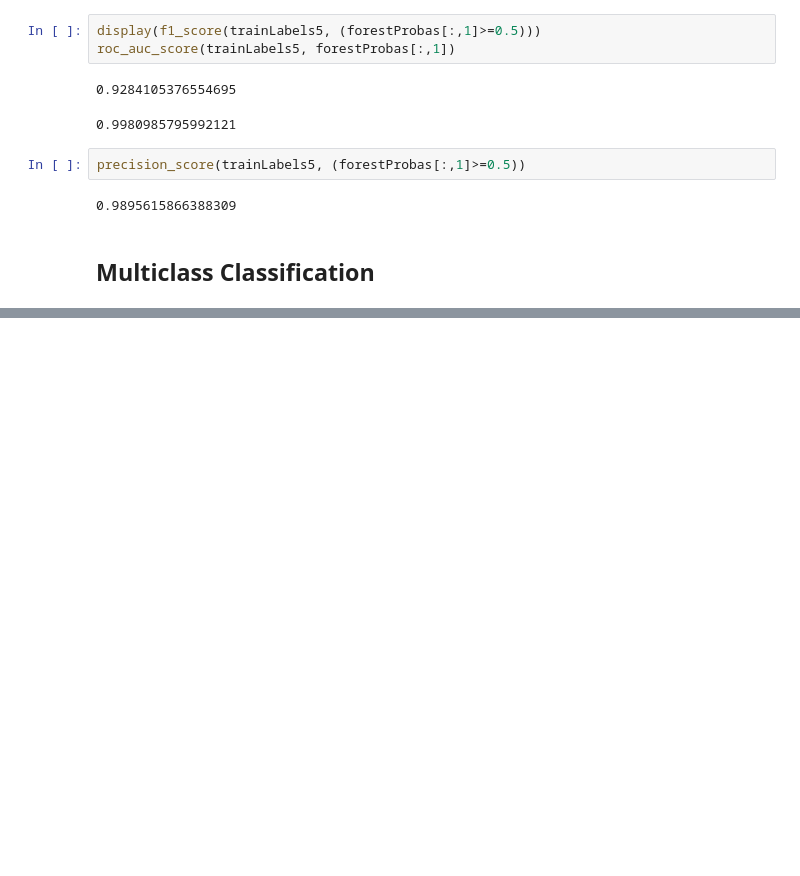
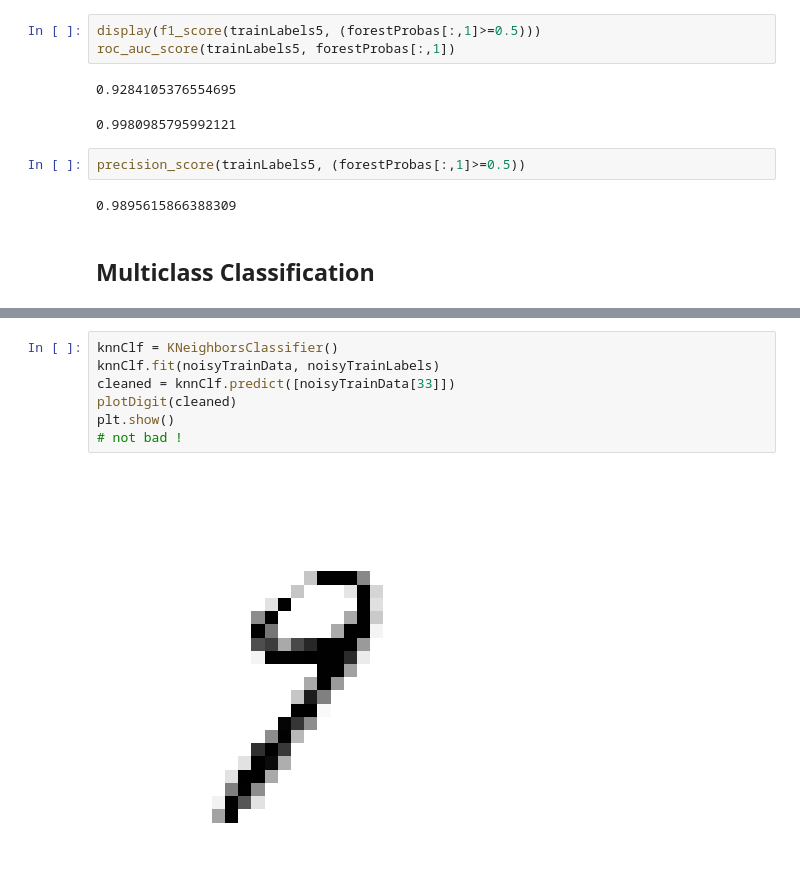
Before and after one commit to willhar/MLNotes, a Jupyter notebook: Ch3Classification.ipynb, the cells around one changed output, grey strips where cells are left out. Cells and saved outputs as stored; diff of their text form; blank space fills up the shorter version.

```diff
--- a/Ch3Classification.ipynb
+++ b/Ch3Classification.ipynb
@@ -238,0 +394,9 @@ precision_score(trainLabels5, (forestProbas[:,1]>=0.5))
+# %%
+knnClf = KNeighborsClassifier()
+knnClf.fit(noisyTrainData, noisyTrainLabels)
+cleaned = knnClf.predict([noisyTrainData[33]])
+plotDigit(cleaned)
+plt.show()
+# not bad !
+# %% [output]
+[figure, added]
```
Also changed, not shown: parts of 23 cells of this notebook, 1 other file.
